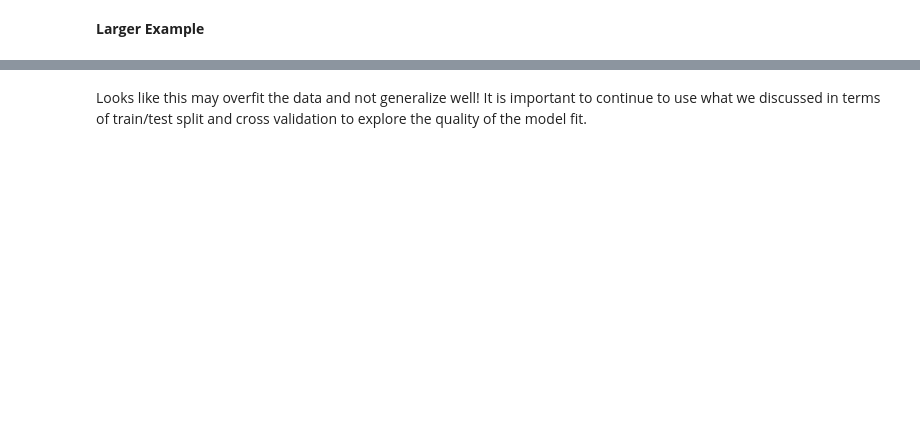
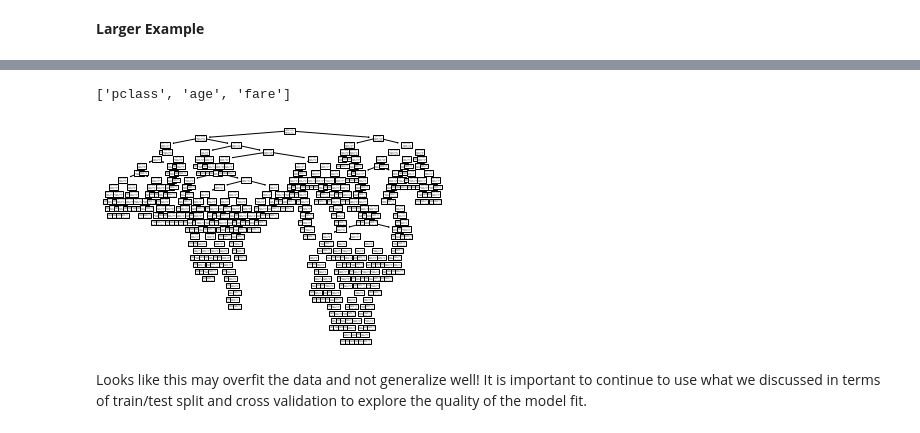
Before and after one commit to jfkoehler/nyu_bootcamp_fa23, a Jupyter notebook: intro_decision_tree.ipynb, the cells around one changed output, grey strips where cells are left out. Cells and saved outputs as stored; diff of their text form; code cells hidden in the pictures; blank space fills up the shorter version.

```diff
--- a/intro_decision_tree.ipynb
+++ b/intro_decision_tree.ipynb
@@ -123,5 +214,11 @@ bigger_tree.score(X, y)
+# %%
+X.columns.tolist()
+# %% [output]
+['pclass', 'age', 'fare']
 # %%
-plot_tree(bigger_tree, feature_names = X.columns);
+plot_tree(bigger_tree, feature_names = X.columns.tolist());
+# %% [output]
+[figure, added]
 # %% [markdown]
 Looks like this may overfit the data and not generalize well!  It is important to continue to use what we discussed in terms of train/test split and cross validation to explore the quality of the model fit.
 # %%
```
Also changed, not shown: parts of 55 cells of this notebook, 6 other files.
